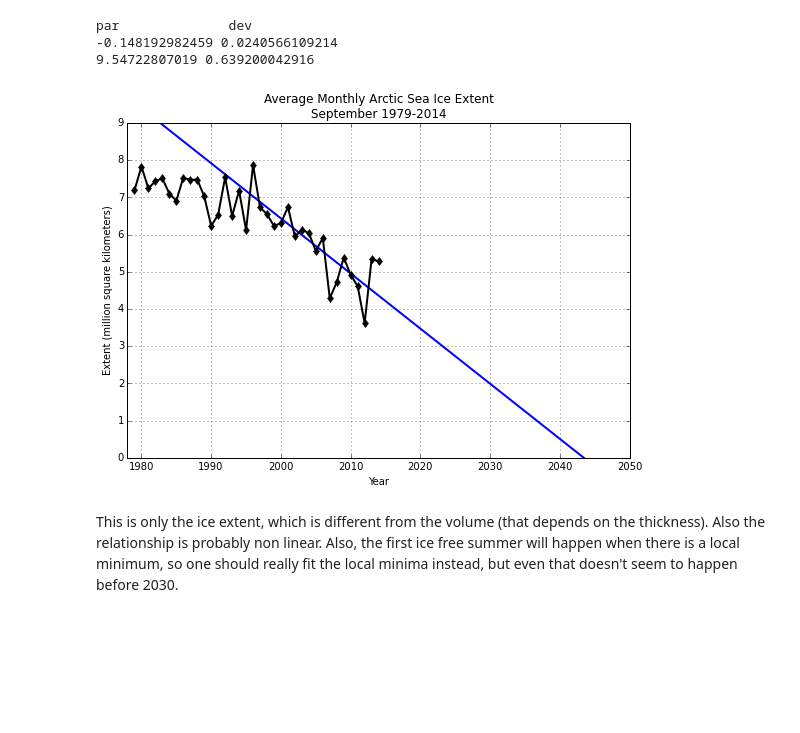
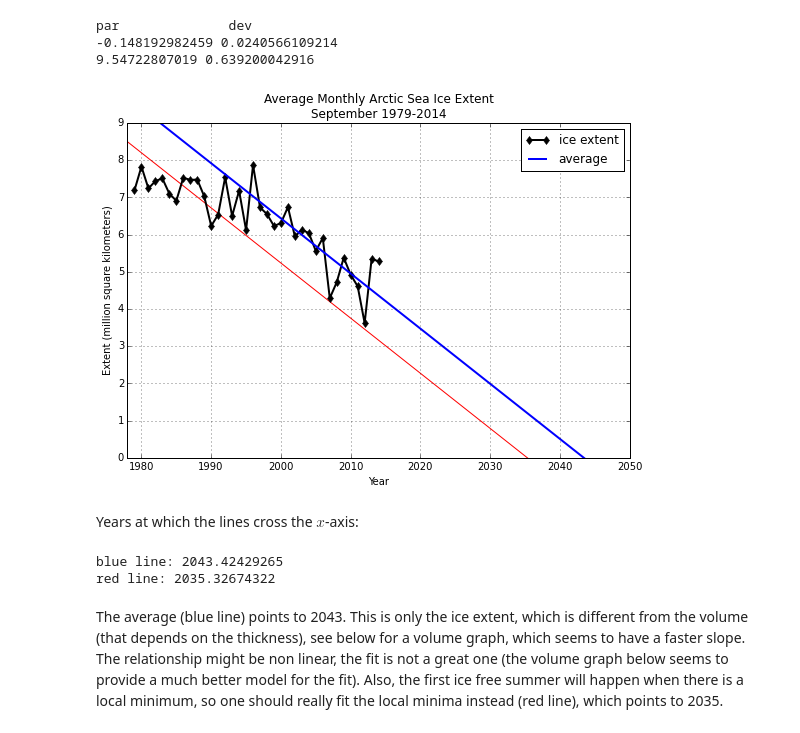
Before and after one commit to certik/climate, a Jupyter notebook: Sea Ice Index Arctic.ipynb, the cells around one changed output. Drawn from its saved outputs; the diff is of its cells as text; code cells hidden in the pictures; blank space fills up the shorter version.

Commit message:
Add volume analysis and polish the graphs

```diff
--- a/Sea Ice Index Arctic.ipynb
+++ b/Sea Ice Index Arctic.ipynb
@@ -59,16 +70,26 @@ par              dev
 # %%
 figure(figsize=(9, 6))
 years2 = linspace(1978, 2050, 2)
-plot(years2, a*(years2-Y0)+b, "b-", lw=2)
-plot(years, yvals, "kd-", lw=2)
+plot(years2, a*(years2-Y0)+b-1.2, "r-", lw=1)
+plot(years, yvals, "kd-", lw=2, label="ice extent")
+plot(years2, a*(years2-Y0)+b, "b-", lw=2, label="average")
 xlim([1978, 2050])
 ylim([0, 9])
 grid()
 title("Average Monthly Arctic Sea Ice Extent\nSeptember 1979-2014")
 ylabel("Extent (million square kilometers)")
 xlabel("Year")
+legend()
 show()
 # %% [output]
-[figure, old version]
+[figure, new version]
+# %% [markdown]
+Years at which the lines cross the $x$-axis:
+# %%
+print "blue line:", -b/a + Y0
+print "red line:", -(b-1.2)/a + Y0
+# %% [output]
+blue line: 2043.42429265
+red line: 2035.32674322
 # %% [markdown]
-This is only the ice extent, which is different from the volume (that depends on the thickness). Also the relationship is probably non linear. Also, the first ice free summer will happen when there is a local minimum, so one should really fit the local minima instead, but even that doesn't seem to happen before 2030.
+The average (blue line) points to 2043. This is only the ice extent, which is different from the volume (that depends on the thickness), see below for a volume graph, which seems to have a faster slope. The relationship might be non linear, the fit is not a great one (the volume graph below seems to provide a much better model for the fit). Also, the first ice free summer will happen when there is a local minimum, so one should really fit the local minima instead (red line), which points to 2035.
```
Also changed, not shown: parts of 14 cells of this notebook.
